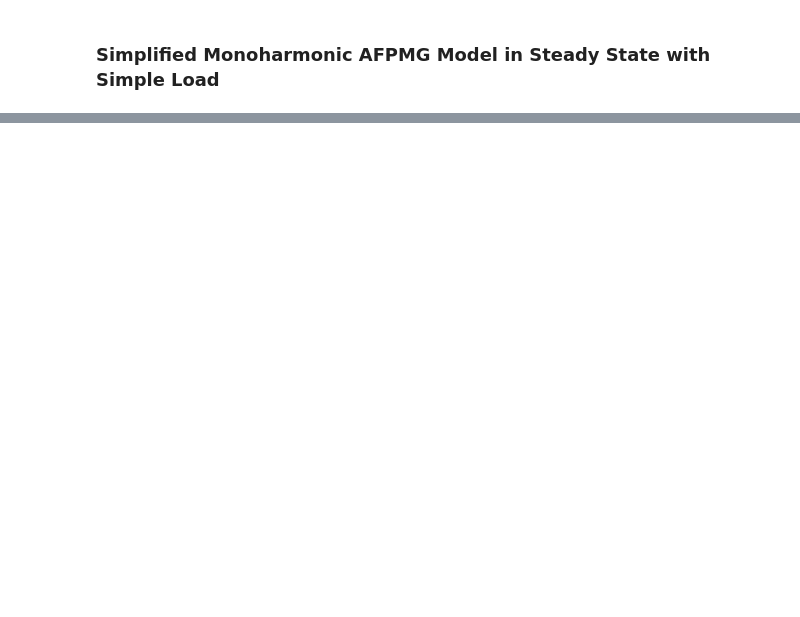
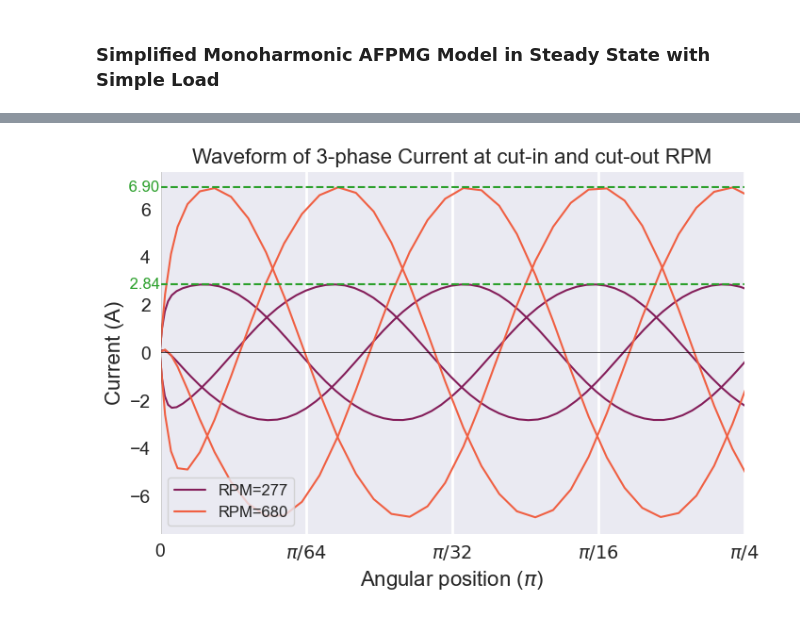
Before and after one commit to Kai-Wen-Lee/UOS_2324_GDP_2_AFPMG, a Jupyter notebook: AFPMG_DesignAnalysis.ipynb, the cells around one changed output, grey strips where cells are left out. Cells and saved outputs as stored; diff of their text form; code cells hidden in the pictures; blank space fills up the shorter version.

```diff
--- a/AFPMG_DesignAnalysis.ipynb
+++ b/AFPMG_DesignAnalysis.ipynb
@@ -360,0 +472,70 @@ for sublist in res:
+# %%
+import matplotlib.pyplot as plt
+import numpy as np
+import seaborn as sns
+from scipy.integrate import solve_ivp
+
+# Define your functions here (CoreGenSimpleMagnet, AFPMG_MODEL, RPM_2_angvel, etc.)
+
+# Define the parameters
+RPM_values = [277, 680]
+y0 = np.array([0, 0, 0, 0], dtype=np.complex128)
+t_span = [0.0, 0.1]
+
+# Set Seaborn style
+sns.set_style("darkgrid")
+
+# Plot settings
+plt.figure(figsize=(8, 5))
+
+# Define colors for different RPMs
+colors = sns.color_palette("rocket", len(RPM_values))
+
+# Initialize a list to store maximum currents for each RPM
+max_currents = []
+
+# Loop over RPM values
+for i, RPM in enumerate(RPM_values):
+    args_ = (RPM, L_σs, L_ss, R_stator, (R_o - R_i) / 2, a_mi, ψ_ς_PM, ς)
+    t = solve_ivp(AFPMG_MODEL, t_span, y0, args=args_).t
+    sol = solve_ivp(AFPMG_MODEL, t_span, y0, args=args_).y
+
+    # Calculate maximum current for the current RPM
+    max_current = np.max(np.abs(sol[0]))
+    max_currents.append(max_current)
+
+    # Plot waveforms with different shades of the same color
+    for j in range(3):
+        plt.plot(sol[3], sol[j], color=colors[i], label=f'RPM={RPM}' if j == 0 else None)
+
+# Add labels and title
+plt.xlabel('Angular position ($\\pi$)', fontsize=16)
+plt.ylabel('Current (A)', fontsize=16)
+plt.title('Waveform of 3-phase Current at cut-in and cut-out RPM', fontsize=16)
+plt.axhline(y=0, color='black', linewidth=0.5)
+plt.axvline(x=0, color='black', linewidth=1)
+
+# Set x-tick labels in terms of pi
+plt.xticks(np.linspace(0, 0.25 * np.pi, 5), ['0', '$\\pi/64$', '$\\pi/32$', '$\\pi/16$', '$\\pi/4$'], fontsize=14)
+plt.yticks(fontsize=14)
+
+plt.xlim([0, 0.25 * np.pi])
+
+# Plot dashed lines indicating maximum currents
+for max_current in max_currents:
+    plt.axhline(y=max_current, color=sns.color_palette()[2], linestyle='--')  # Match color with Seaborn theme
+    plt.text(0, max_current, f' {max_current:.2f}', ha='right', va='center', fontsize=12, color=sns.color_palette()[2])
+
+# Add legend for each RPM
+plt.legend(fontsize=12)
+
+# Adjust grid line width
+# Remove horizontal grid lines
+plt.grid(linewidth=2)
+plt.grid(False, axis='y')
+
+# Show the plot
+plt.savefig('waveform.png', dpi=300)  # Increase DPI for higher resolution
+plt.show()
+# %% [output]
+[figure, added]
```
Also changed, not shown: parts of 24 cells of this notebook, 8 other files.
